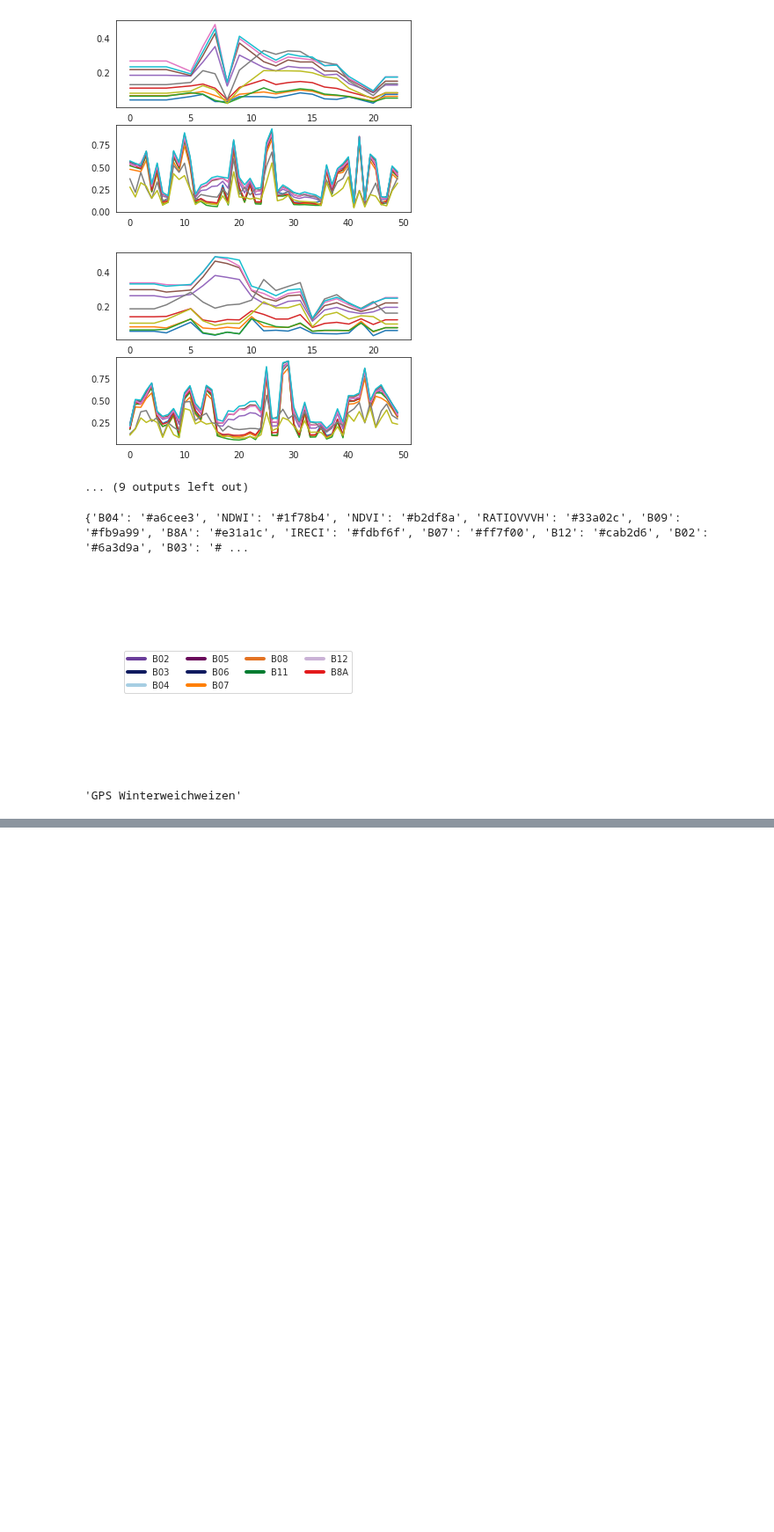
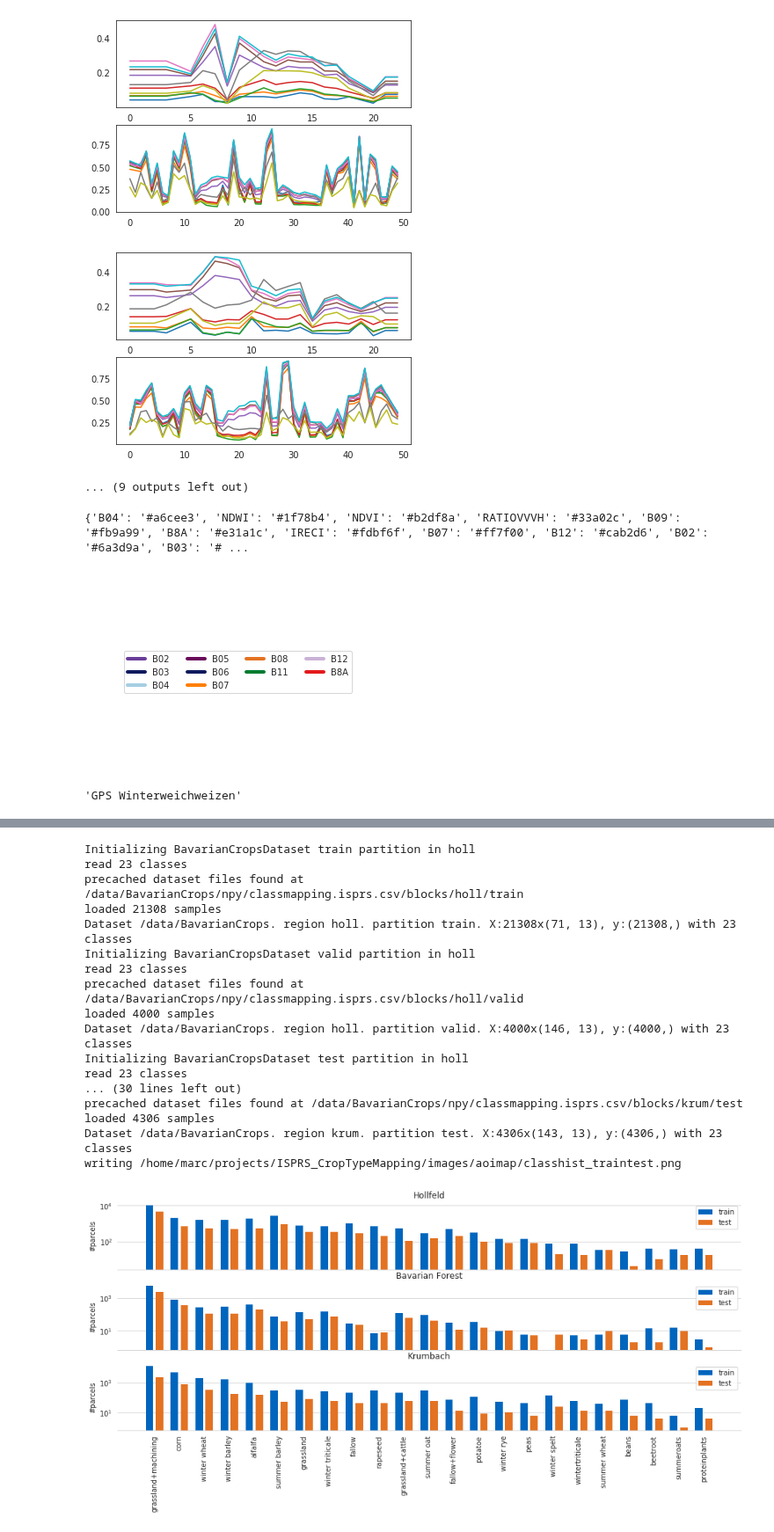
Before and after one commit to MarcCoru/crop-type-mapping, a Jupyter notebook: notebooks/Datasets.ipynb, the cells around one changed output, grey strips where cells are left out. Shown at 88% size. Cells and saved outputs as stored; diff of their text form; code cells hidden in the pictures; blank space fills up the shorter version.

```diff
--- a/notebooks/Datasets.ipynb
+++ b/notebooks/Datasets.ipynb
@@ -273,0 +381,72 @@ traindata.shape
+# %%
+def get_partition_historgram(region):
+    train, valid, test = get_ds(region)
+    trainhist, _ = np.histogram(train.y, bins=nclasses, range=(0,nclasses))
+    validhist, _ = np.histogram(valid.y, bins=nclasses, range=(0,nclasses))
+    testhist, _ = np.histogram(test.y, bins=nclasses, range=(0,nclasses))
+    return trainhist + validhist, testhist
+
+holl_tpl = get_partition_historgram("holl")
+nowa_tpl = get_partition_historgram("nowa")
+krum_tpl = get_partition_historgram("krum")
+
+offset=.2
+width=.3
+
+fig,axs = plt.subplots(3,figsize=(16,6))
+
+axs[0].bar(x=np.arange(len(holl_tpl[0]))-offset,height=holl_tpl[0][idxs],  width=width, linewidth=0, color=tumblue)
+#axs[0].bar(x=np.arange(len(holl_tpl[0])),height=holl_tpl[1][idxs],  width=width, linewidth=0, color=tumbluelight)
+axs[0].bar(x=np.arange(len(holl_tpl[0]))+offset,height=holl_tpl[1][idxs],  width=width, linewidth=0, color=tumorange)
+axs[0].set_title("Hollfeld")
+
+axs[1].bar(x=np.arange(len(nowa_tpl[0]))-offset,height=nowa_tpl[0][idxs],  width=width, linewidth=0, color=tumblue)
+#axs[1].bar(x=np.arange(len(nowa_tpl[0]))       ,height=nowa_tpl[1][idxs],  width=width, linewidth=0, color=tumbluelight)
+axs[1].bar(x=np.arange(len(nowa_tpl[0]))+offset,height=nowa_tpl[1][idxs],  width=width, linewidth=0, color=tumorange)
+axs[1].set_title("Bavarian Forest")
+
+axs[2].bar(x=np.arange(len(krum_tpl[0]))-offset,height=krum_tpl[0][idxs],  width=width, linewidth=0, color=tumblue)
+#axs[2].bar(x=np.arange(len(krum_tpl[0]))       ,height=krum_tpl[1][idxs],  width=width, linewidth=0, color=tumbluelight)
+axs[2].bar(x=np.arange(len(krum_tpl[0]))+offset,height=krum_tpl[1][idxs],  width=width, linewidth=0, color=tumorange)
+axs[2].set_title("Krumbach")
+
+#axs[1].bar(x=np.arange(len(nowa_tpl[0])),height=nowa[idxs],  width=.5, linewidth=0, color=tumorange)
+
+#axs[2].bar(x=np.arange(len(krum_tpl[0])),height=krum[idxs],  width=.5, linewidth=0, color=tumred)
+
+for ax in axs:
+    #ax.set_ylim((0,100))
+    ax.set_ylabel("#parcels")
+    #ax.legend(["Hollfeld","Bav. Forest","Krumbach"])
+    ax.grid(which='major', axis='x')
+    ax.set_yscale("log")
+    ax.legend(["train","test"])
+    ax.set_xticks(np.arange(len(holltrainds.classname)))
+    ax.set_xticklabels([""]*len(idxs), rotation = 90)
+
+ax.set_xticks(np.arange(len(holltrainds.classname)))
+ax.set_xticklabels(holltrainds.classname[idxs], rotation = 90)
+
+sns.despine(fig=fig,left=True)
+fname="/home/marc/projects/ISPRS_CropTypeMapping/images/aoimap/classhist_traintest.png"
+print(f"writing {fname}")
+fig.savefig(fname,dpi=300, transparent=True, bbox_inches='tight')
+# %% [output]
+Initializing BavarianCropsDataset train partition in holl
+read 23 classes
+precached dataset files found at /data/BavarianCrops/npy/classmapping.isprs.csv/blocks/holl/train
+loaded 21308 samples
+Dataset /data/BavarianCrops. region holl. partition train. X:21308x(71, 13), y:(21308,) with 23 classes
+Initializing BavarianCropsDataset valid partition in holl
+read 23 classes
+precached dataset files found at /data/BavarianCrops/npy/classmapping.isprs.csv/blocks/holl/valid
+loaded 4000 samples
+Dataset /data/BavarianCrops. region holl. partition valid. X:4000x(146, 13), y:(4000,) with 23 classes
+Initializing BavarianCropsDataset test partition in holl
+read 23 classes
+... (30 lines left out)
+precached dataset files found at /data/BavarianCrops/npy/classmapping.isprs.csv/blocks/krum/test
+loaded 4306 samples
+Dataset /data/BavarianCrops. region krum. partition test. X:4306x(143, 13), y:(4306,) with 23 classes
+writing /home/marc/projects/ISPRS_CropTypeMapping/images/aoimap/classhist_traintest.png
+[figure, added]
```
Also changed, not shown: parts of 9 cells of this notebook, 14 other files.
